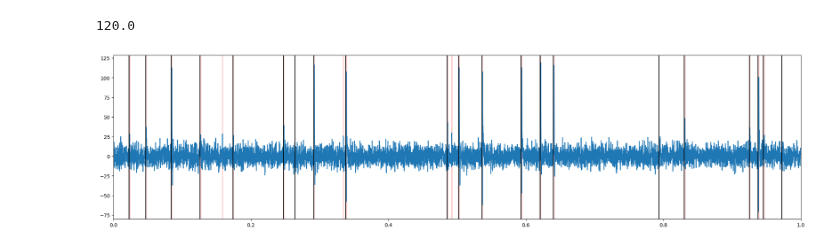
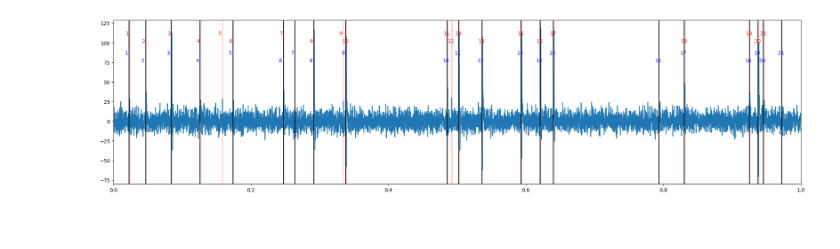
Before and after one commit to PplaysMine/unsupervisedLearning, a Jupyter notebook: main.ipynb, the cells around one changed output. Drawn from its saved outputs; the diff is of its cells as text; code cells hidden in the pictures.

Commit message:
Isolate spikes

```diff
--- a/main.ipynb
+++ b/main.ipynb
@@ -6,30 +7,30 @@ import matplotlib.pyplot as plt
 all_data = loadmat('data/sample_1.mat')
 sample_data = np.array(all_data['data'])
 spike_times = np.array(all_data['spike_times'])
-print(sample_data.shape[1]/24000)
-# %% [output]
-120.0
 # %%
 seconds = 1
 sr = 24000
 
 data = sample_data[0][:round(seconds*sr)]
 plt.figure(figsize=(25,6))
 plt.plot(np.linspace(0, seconds, round(seconds*sr)), data)
 plt.xlim(0, seconds)
 
 spike_times_reconstructed = np.where(data >= 25)[0]
 spike_times_start_only = []
 spike_times_start_only.append(spike_times_reconstructed[0])
 spike_times_start_only.extend(spike_times_reconstructed[np.where(np.diff(spike_times_reconstructed) > 10)[0]+1])
 
-for spike in spike_times_start_only:
-    # plt.axvline(spike/sr - 0.0008, c='red', alpha=0.5)
-    plt.axvspan(spike/sr - 0.0008, spike/sr + 0.001, facecolor='r', alpha=0.2)
+for i, spike in enumerate(spike_times_start_only):
+    # plt.axvline(spike/sr - .0008, c='red', alpha=0.5)
+    plt.axvspan(spike/sr - .0008, spike/sr + .001, facecolor='r', alpha=0.2)
+    plt.text(spike/sr - 0.006, 110 if i%2 == 0 else 100, i+1, c='r')
 
-for spike in spike_times[0][0][0][:round(seconds*sr)]/sr:
+for i, spike in enumerate(spike_times[0][0][0][:round(seconds*sr)]/sr):
+    if round(spike*24000) > round(seconds*24000): break
     plt.axvline(spike, c='k', alpha=1)
+    plt.text(spike - 0.006, 85 if i%2 == 0 else 75, i+1, c='b')
 
 plt.show()
 # %% [output]
-[figure, old version]
+[figure, new version]
```
Also changed, not shown: parts of 2 cells of this notebook.
